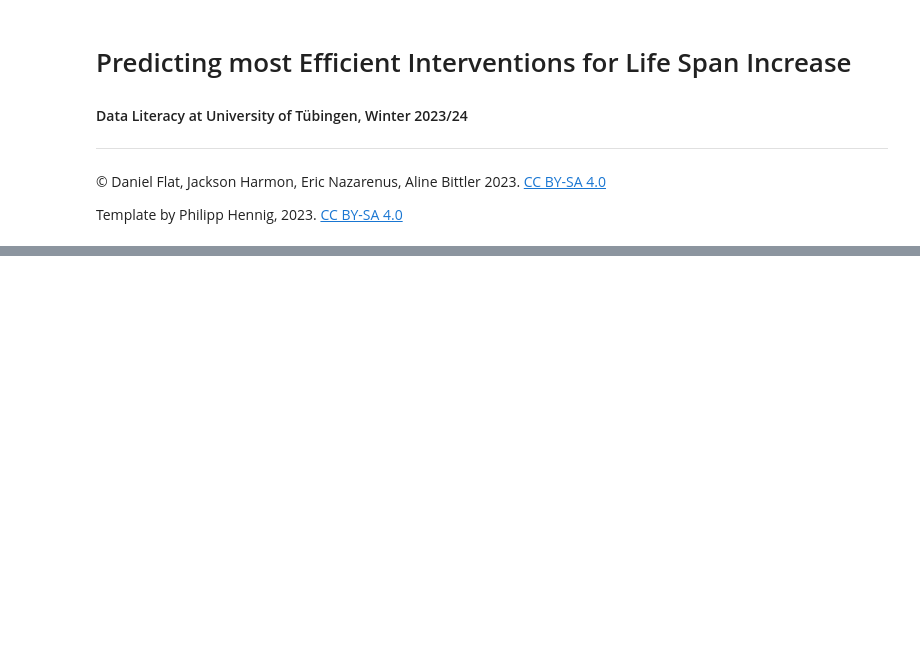
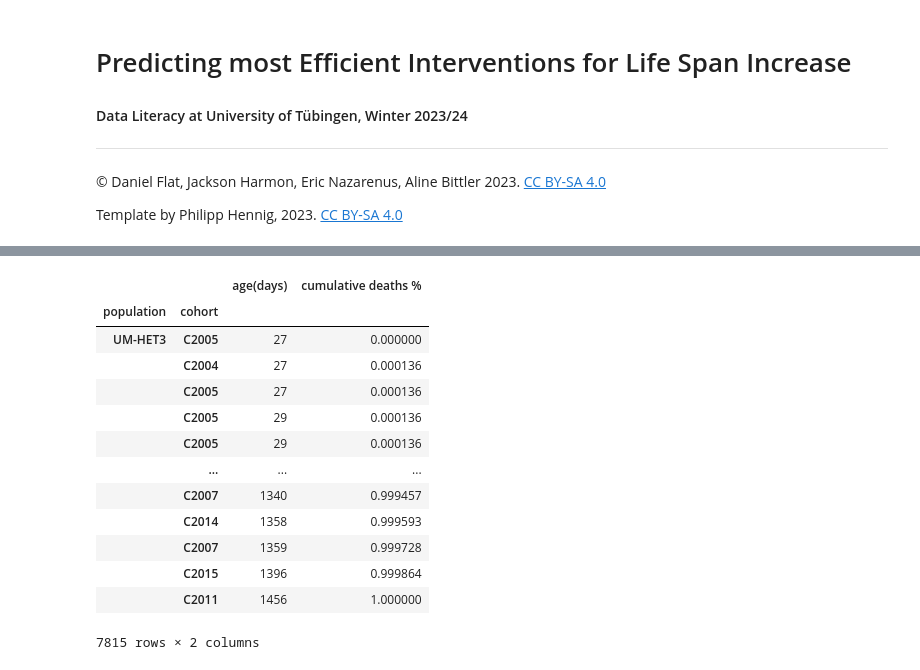
Before and after one commit to shs2017/Data-Literacy, a Jupyter notebook: Lifespans_ITP1.ipynb, the cells around one changed output, grey strips where cells are left out. Saved outputs shown, nothing was run; the diff lists cells and outputs as text; code cells hidden in the pictures; blank space fills up the shorter version.

```diff
--- a/Lifespans_ITP1.ipynb
+++ b/Lifespans_ITP1.ipynb
@@ -36,0 +134,34 @@ csv_input
+# %%
+def calculate_cumulative_deaths(data):
+    return data[DEATH_COLUMN].cumsum()
+
+def compute_total_deaths(cumulative_deaths):
+    return cumulative_deaths.iloc[-1]
+
+def compute_running_mortality_percentage(data):
+    cumulative_deaths = calculate_cumulative_deaths(data)
+    total_deaths = compute_total_deaths(cumulative_deaths)
+
+    if total_deaths == 0:
+        raise ValueError('Invalid dataset (# of deaths must be > 0)')
+
+    return cumulative_deaths / total_deaths
+
+running_mortality_percentage = compute_running_mortality_percentage(control_group)
+control_group.loc[:, RUNNING_MORALITY_PERCENTAGE_COLUMN] = running_mortality_percentage
+control_group[[AGE_IN_DAYS_COLUMN, RUNNING_MORALITY_PERCENTAGE_COLUMN]]
+# %% [output]
+|  |  | age(days) | cumulative deaths % |
+| population | cohort |  |  |
+| UM-HET3 | C2005 | 27 | 0.000000 |
+|  | C2004 | 27 | 0.000136 |
+|  | C2005 | 27 | 0.000136 |
+|  | C2005 | 29 | 0.000136 |
+|  | C2005 | 29 | 0.000136 |
+|  | ... | ... | ... |
+|  | C2007 | 1340 | 0.999457 |
+|  | C2014 | 1358 | 0.999593 |
+|  | C2007 | 1359 | 0.999728 |
+|  | C2015 | 1396 | 0.999864 |
+|  | C2011 | 1456 | 1.000000 |
+7815 rows × 2 columns
```
Also changed, not shown: parts of 11 cells of this notebook.
